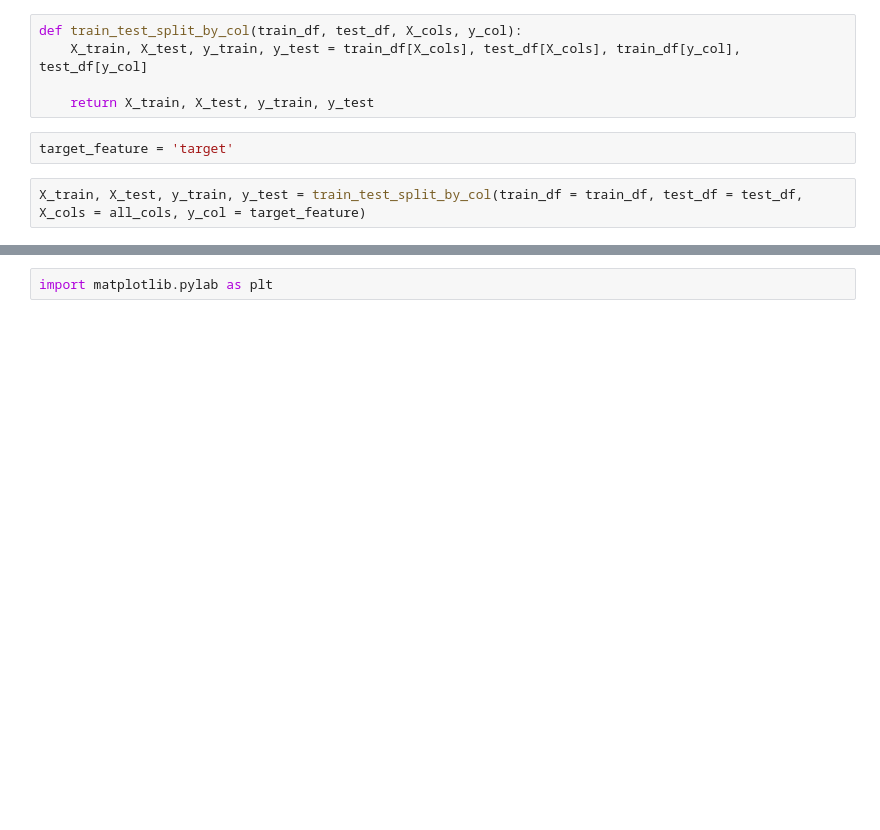
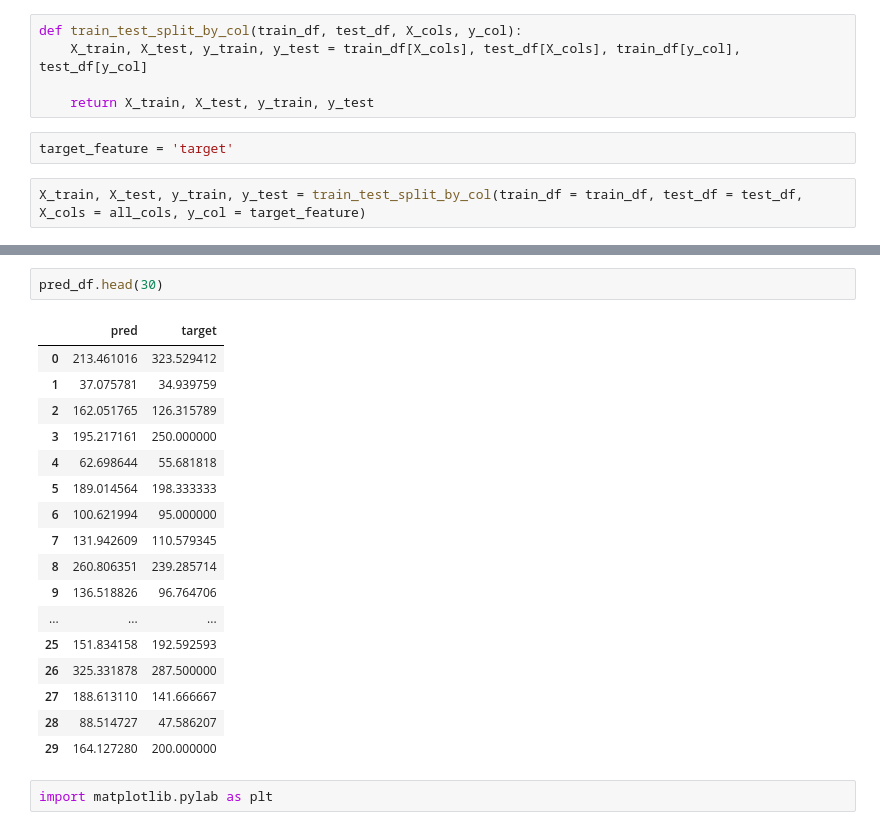
Before and after one commit to JJLEE-20194099/datn-notebook-eda, a Jupyter notebook: all.ipynb, the cells around one changed output, grey strips where cells are left out. Drawn from its saved outputs; the diff is of its cells as text; blank space fills up the shorter version.

```diff
--- a/all.ipynb
+++ b/all.ipynb
@@ -57,3 +161,23 @@ rmse(y_pred_test, y_test)
+# %%
+pred_df.head(30)
+# %% [output]
+|  | pred | target |
+| 0 | 213.461016 | 323.529412 |
+| 1 | 37.075781 | 34.939759 |
+| 2 | 162.051765 | 126.315789 |
+| 3 | 195.217161 | 250.000000 |
+| 4 | 62.698644 | 55.681818 |
+| 5 | 189.014564 | 198.333333 |
+| 6 | 100.621994 | 95.000000 |
+| 7 | 131.942609 | 110.579345 |
+| 8 | 260.806351 | 239.285714 |
+| 9 | 136.518826 | 96.764706 |
+| ... | ... | ... |
+| 25 | 151.834158 | 192.592593 |
+| 26 | 325.331878 | 287.500000 |
+| 27 | 188.613110 | 141.666667 |
+| 28 | 88.514727 | 47.586207 |
+| 29 | 164.127280 | 200.000000 |
 # %%
 import matplotlib.pylab as plt
 # %%
```
Also changed, not shown: parts of 31 cells of this notebook, 34 other files.
